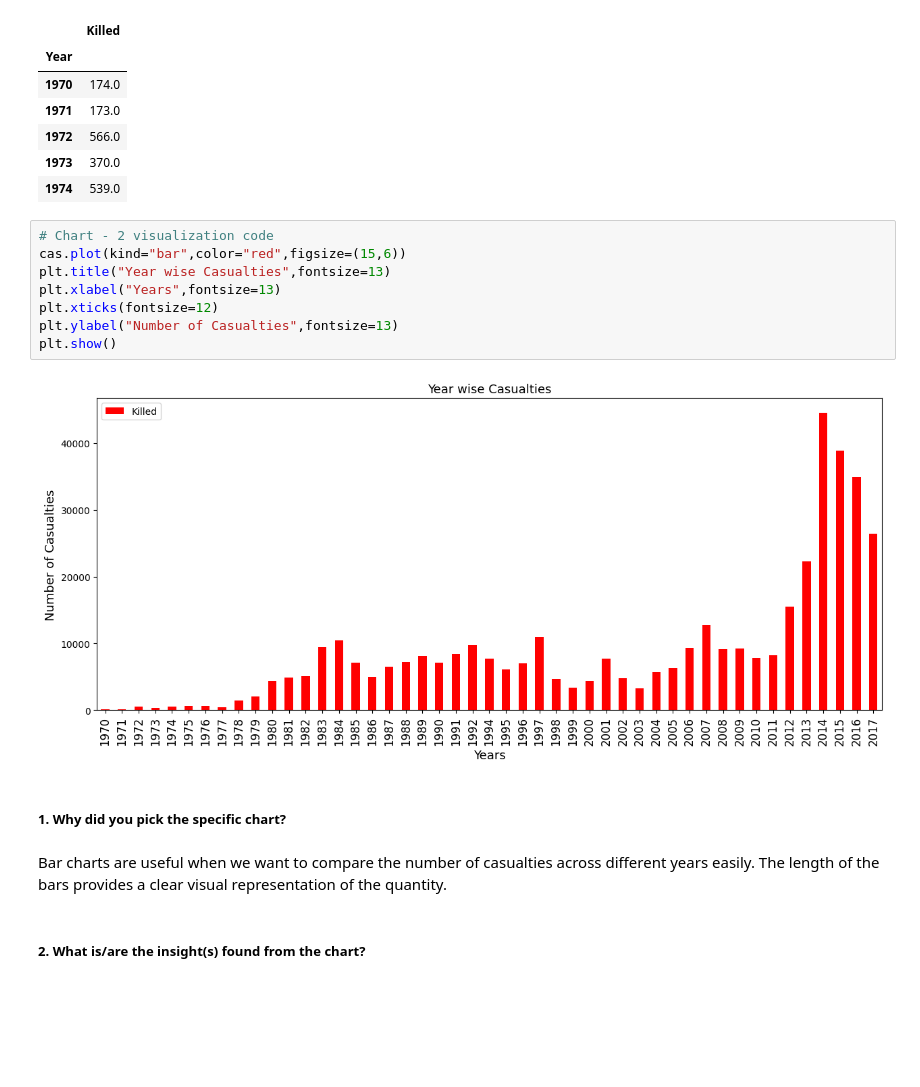
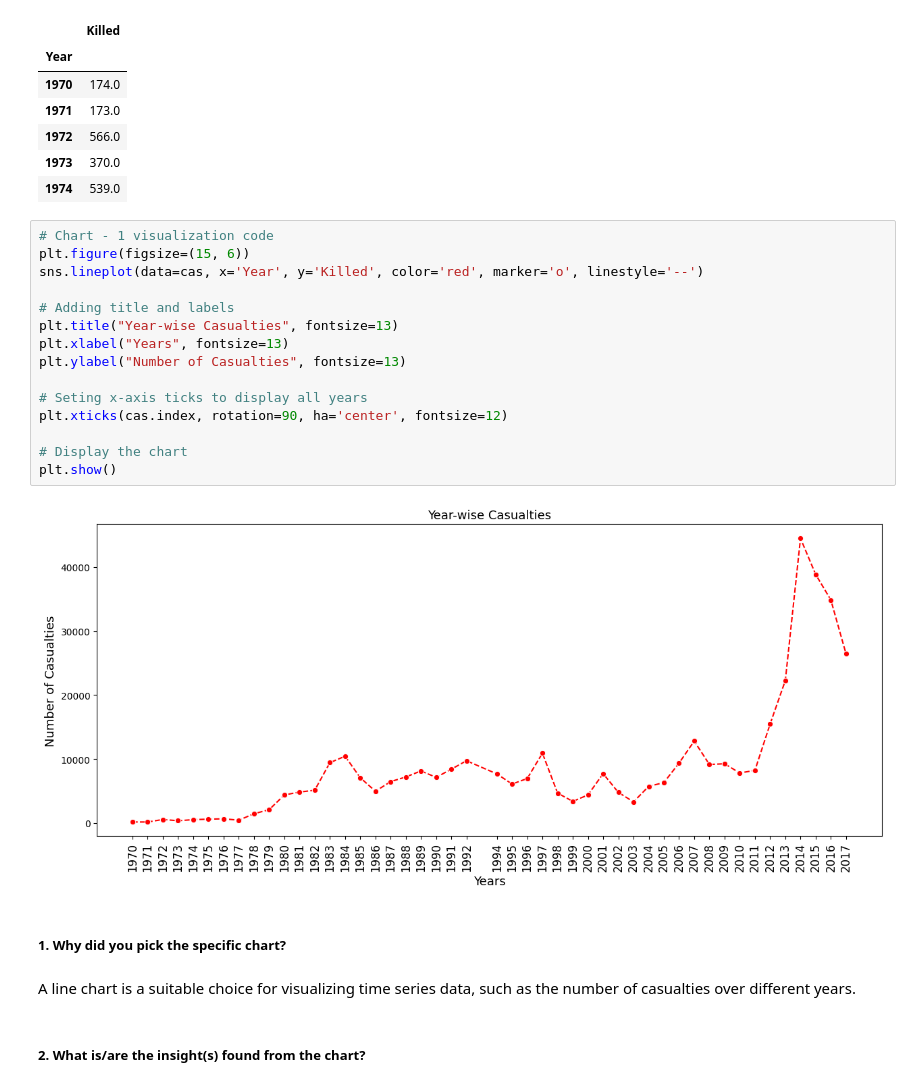
Before and after one commit to Amrit007-droid/Global-Terrorism-Dataset-EDA-, a Jupyter notebook: Global_Terrorism_Dataset_EDA_submission_.ipynb, the cells around one changed output. Cells and saved outputs as stored; diff of their text form; blank space fills up the shorter version.

```diff
--- a/Global_Terrorism_Dataset_EDA_submission_.ipynb
+++ b/Global_Terrorism_Dataset_EDA_submission_.ipynb
@@ -503,19 +505,26 @@ cas.head()
 | 1973 | 370.0 |
 | 1974 | 539.0 |
 # %%
-# Chart - 2 visualization code
-cas.plot(kind="bar",color="red",figsize=(15,6))
-plt.title("Year wise Casualties",fontsize=13)
-plt.xlabel("Years",fontsize=13)
-plt.xticks(fontsize=12)
-plt.ylabel("Number of Casualties",fontsize=13)
+# Chart - 1 visualization code
+plt.figure(figsize=(15, 6))
+sns.lineplot(data=cas, x='Year', y='Killed', color='red', marker='o', linestyle='--')
+
+# Adding title and labels
+plt.title("Year-wise Casualties", fontsize=13)
+plt.xlabel("Years", fontsize=13)
+plt.ylabel("Number of Casualties", fontsize=13)
+
+# Seting x-axis ticks to display all years
+plt.xticks(cas.index, rotation=90, ha='center', fontsize=12)
+
+# Display the chart
 plt.show()
 # %% [output]
-[figure, old version]
+[figure, new version]
 # %% [markdown]
 ##### 1. Why did you pick the specific chart?
-# %% [markdown]
-Bar charts are useful when we want to compare the number of casualties across different years easily. The length of the bars provides a clear visual representation of the quantity.
+# %% [markdown]
+A line chart is a suitable choice for visualizing time series data, such as the number of casualties over different years.
 # %% [markdown]
 ##### 2. What is/are the insight(s) found from the chart?
 # %% [markdown]
```
Also changed, not shown: parts of 8 cells of this notebook.
